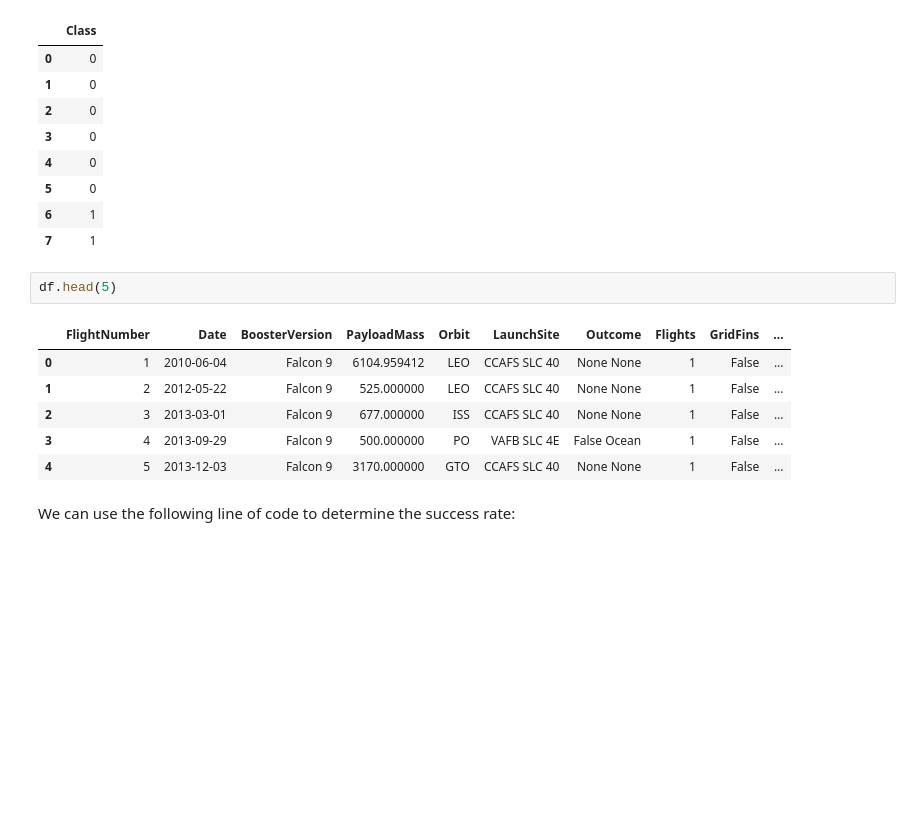
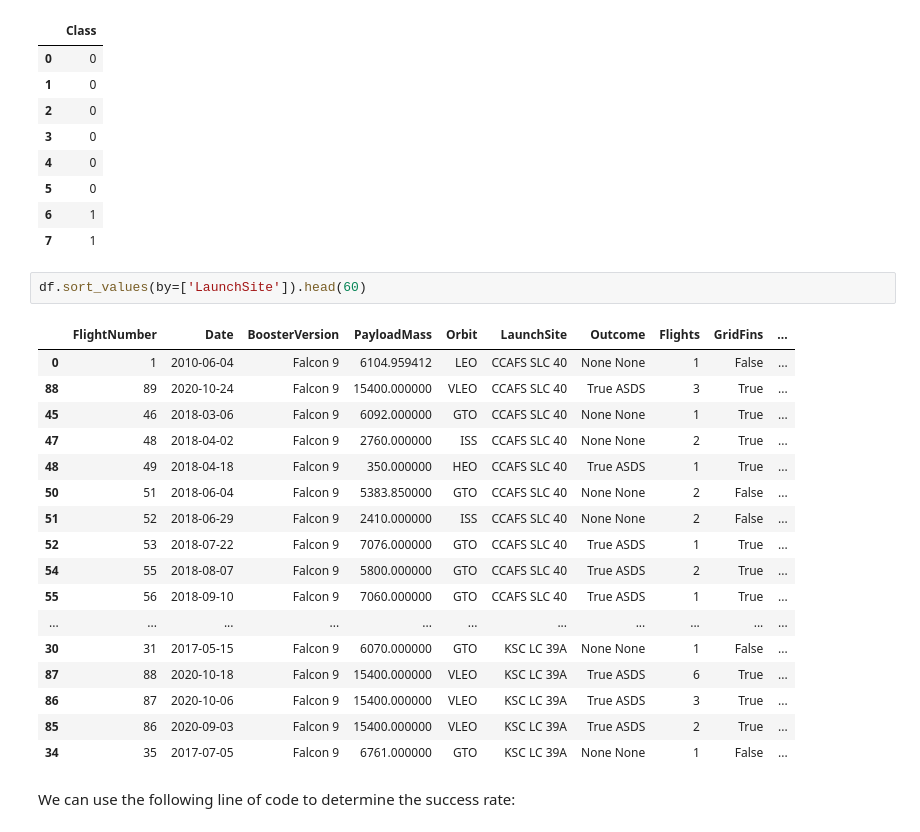
Before and after one commit to devkiwiy/IBMCapstone, a Jupyter notebook: week1 Data wrangling.ipynb, the cells around one changed output. Cells and saved outputs as stored; diff of their text form; blank space fills up the shorter version.

```diff
--- a/week1 Data wrangling.ipynb
+++ b/week1 Data wrangling.ipynb
@@ -225,15 +239,26 @@ df[['Class']].head(8)
 | 5 | 0 |
 | 6 | 1 |
 | 7 | 1 |
-# %%
-df.head(5)
-# %% [output]
-|  | FlightNumber | Date | BoosterVersion | PayloadMass | Orbit | LaunchSite | Outcome | Flights | GridFins | ... |
-| 0 | 1 | 2010-06-04 | Falcon 9 | 6104.959412 | LEO | CCAFS SLC 40 | None None | 1 | False | ... |
-| 1 | 2 | 2012-05-22 | Falcon 9 | 525.000000 | LEO | CCAFS SLC 40 | None None | 1 | False | ... |
-| 2 | 3 | 2013-03-01 | Falcon 9 | 677.000000 | ISS | CCAFS SLC 40 | None None | 1 | False | ... |
-| 3 | 4 | 2013-09-29 | Falcon 9 | 500.000000 | PO | VAFB SLC 4E | False Ocean | 1 | False | ... |
-| 4 | 5 | 2013-12-03 | Falcon 9 | 3170.000000 | GTO | CCAFS SLC 40 | None None | 1 | False | ... |
+# %%
+df.sort_values(by=['LaunchSite']).head(60)
+# %% [output]
+|  | FlightNumber | Date | BoosterVersion | PayloadMass | Orbit | LaunchSite | Outcome | Flights | GridFins | ... |
+| 0 | 1 | 2010-06-04 | Falcon 9 | 6104.959412 | LEO | CCAFS SLC 40 | None None | 1 | False | ... |
+| 88 | 89 | 2020-10-24 | Falcon 9 | 15400.000000 | VLEO | CCAFS SLC 40 | True ASDS | 3 | True | ... |
+| 45 | 46 | 2018-03-06 | Falcon 9 | 6092.000000 | GTO | CCAFS SLC 40 | None None | 1 | True | ... |
+| 47 | 48 | 2018-04-02 | Falcon 9 | 2760.000000 | ISS | CCAFS SLC 40 | None None | 2 | True | ... |
+| 48 | 49 | 2018-04-18 | Falcon 9 | 350.000000 | HEO | CCAFS SLC 40 | True ASDS | 1 | True | ... |
+| 50 | 51 | 2018-06-04 | Falcon 9 | 5383.850000 | GTO | CCAFS SLC 40 | None None | 2 | False | ... |
+| 51 | 52 | 2018-06-29 | Falcon 9 | 2410.000000 | ISS | CCAFS SLC 40 | None None | 2 | False | ... |
+| 52 | 53 | 2018-07-22 | Falcon 9 | 7076.000000 | GTO | CCAFS SLC 40 | True ASDS | 1 | True | ... |
+| 54 | 55 | 2018-08-07 | Falcon 9 | 5800.000000 | GTO | CCAFS SLC 40 | True ASDS | 2 | True | ... |
+| 55 | 56 | 2018-09-10 | Falcon 9 | 7060.000000 | GTO | CCAFS SLC 40 | True ASDS | 1 | True | ... |
+| ... | ... | ... | ... | ... | ... | ... | ... | ... | ... | ... |
+| 30 | 31 | 2017-05-15 | Falcon 9 | 6070.000000 | GTO | KSC LC 39A | None None | 1 | False | ... |
+| 87 | 88 | 2020-10-18 | Falcon 9 | 15400.000000 | VLEO | KSC LC 39A | True ASDS | 6 | True | ... |
+| 86 | 87 | 2020-10-06 | Falcon 9 | 15400.000000 | VLEO | KSC LC 39A | True ASDS | 3 | True | ... |
+| 85 | 86 | 2020-09-03 | Falcon 9 | 15400.000000 | VLEO | KSC LC 39A | True ASDS | 2 | True | ... |
+| 34 | 35 | 2017-07-05 | Falcon 9 | 6761.000000 | GTO | KSC LC 39A | None None | 1 | False | ... |
 # %% [markdown]
 We can use the following line of code to determine  the success rate:
 # %%
```
Also changed, not shown: parts of 4 cells of this notebook.
